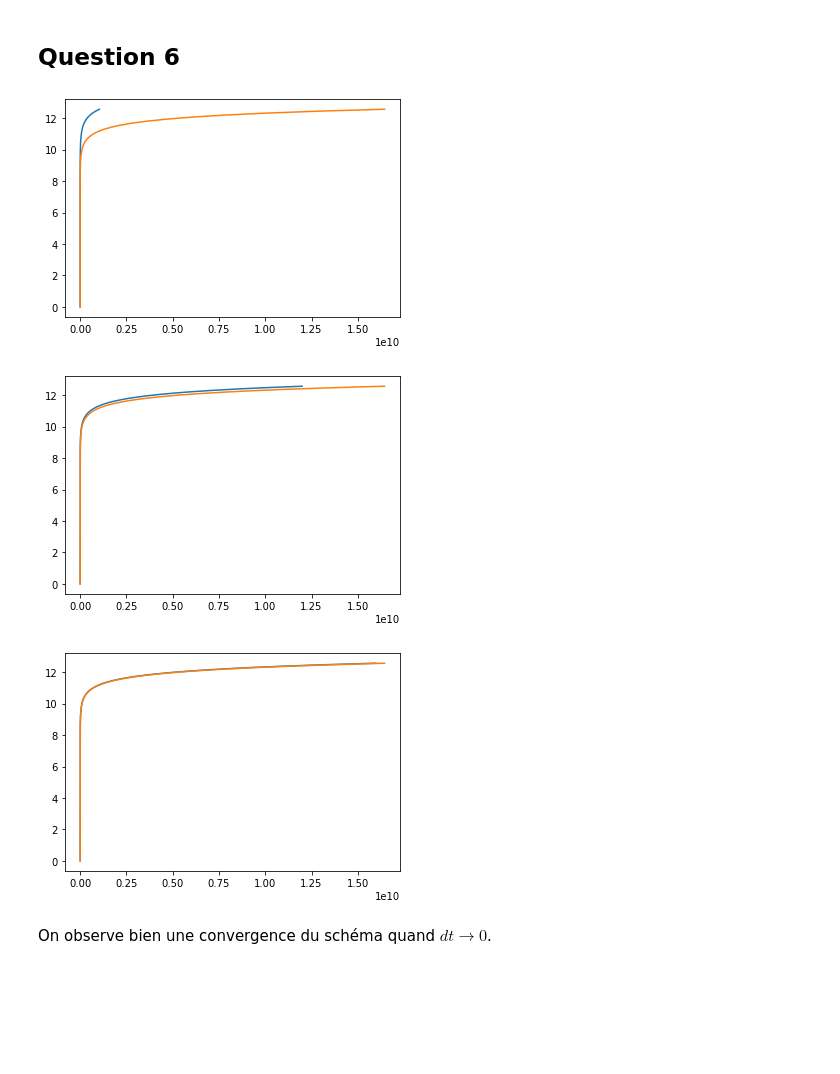
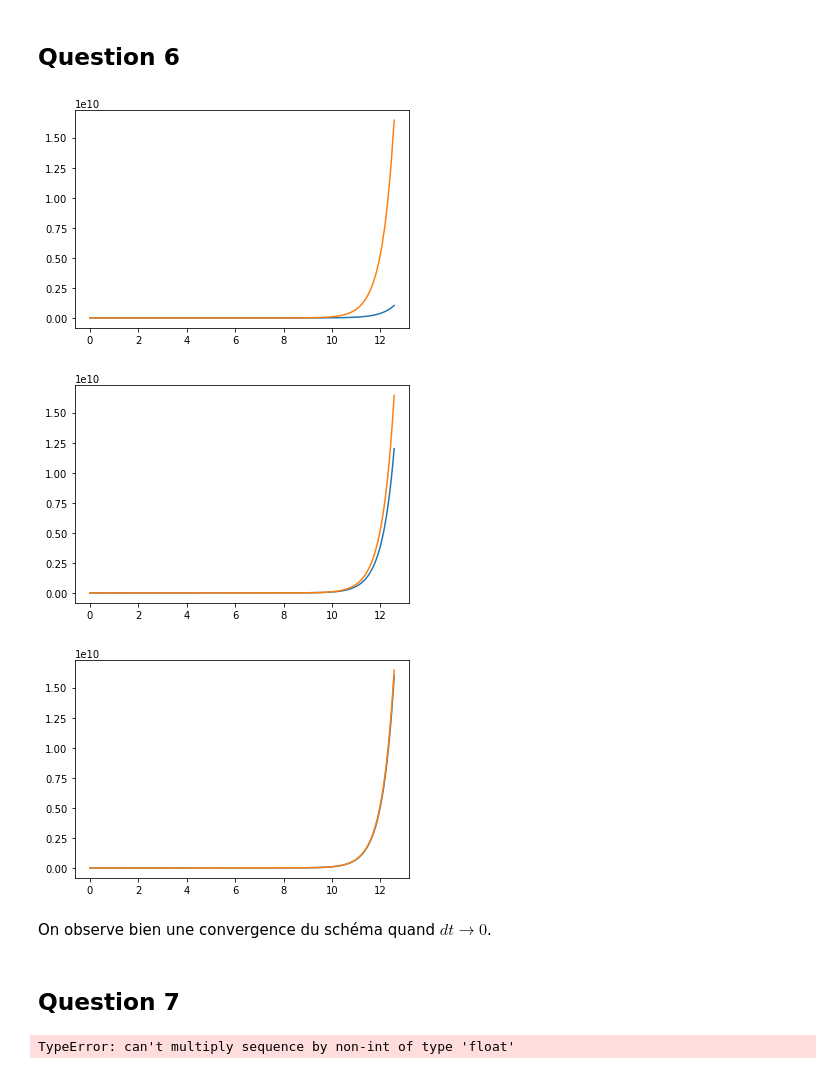
Before and after one commit to MaximeSTUDTER/equadiff, a Jupyter notebook: projet-equadiff.ipynb, the cells around one changed output. Saved outputs shown, nothing was run; the diff lists cells and outputs as text; code cells hidden in the pictures; blank space fills up the shorter version.

```diff
--- a/projet-equadiff.ipynb
+++ b/projet-equadiff.ipynb
@@ -120,30 +120,32 @@ T_e, X_e = solve_euler_explicit(f, 0, 4*pi/100, 0, 4*pi)
 T_r = np.linspace(0, 4*pi, 100)
 X_r = np.vectorize(sol)(T_r)
 
-plt.plot(X_e, T_e)
-plt.plot(X_r, T_r)
+plt.plot(T_e, X_e)
+plt.plot(T_r, X_r)
 plt.show()
 # %% [output]
-[figure, old version]
+[figure, new version]
 # %%
-T_e, X_e = solve_euler_explicit(f, 0, 4*pi/1000, 0, 4*pi)
-T_r = np.linspace(0, 4*pi, 1000)
-X_r = np.vectorize(sol)(T_r)
+T_e1, X_e1 = solve_euler_explicit(f, 0, 4*pi/1000, 0, 4*pi)
+T_r1 = np.linspace(0, 4*pi, 1000)
+X_r1 = np.vectorize(sol)(T_r1)
 
-plt.plot(X_e, T_e)
-plt.plot(X_r, T_r)
+plt.plot(T_e1, X_e1)
+plt.plot(T_r1, X_r1)
 plt.show()
 # %% [output]
-[figure, old version]
+[figure, new version]
 # %%
-T_e, X_e = solve_euler_explicit(f, 0, 4*pi/10000, 0, 4*pi)
-T_r = np.linspace(0, 4*pi, 10000)
-X_r = np.vectorize(sol)(T_r)
+T_e2, X_e2 = solve_euler_explicit(f, 0, 4*pi/10000, 0, 4*pi)
+T_r2 = np.linspace(0, 4*pi, 10000)
+X_r2 = np.vectorize(sol)(T_r2)
 
-plt.plot(X_e, T_e)
-plt.plot(X_r, T_r)
+plt.plot(T_e2, X_e2)
+plt.plot(T_r2, X_r2)
 plt.show()
 # %% [output]
-[figure, old version]
+[figure, new version]
 # %% [markdown]
 On observe bien une convergence du schéma quand $dt \rightarrow 0$.
+# %% [markdown]
+## Question 7
@@ -149,0 +157,4 @@ On observe bien une convergence du schéma quand $dt \rightarrow 0$.
+# %%
+T_elv, X_elv = solve_euler_explicit(lotka_volterra, [1, 2], 1/1000, 0, 1000)
+# %% [output]
+TypeError: can't multiply sequence by non-int of type 'float'
```
Also changed, not shown: parts of 1 cell of this notebook.
